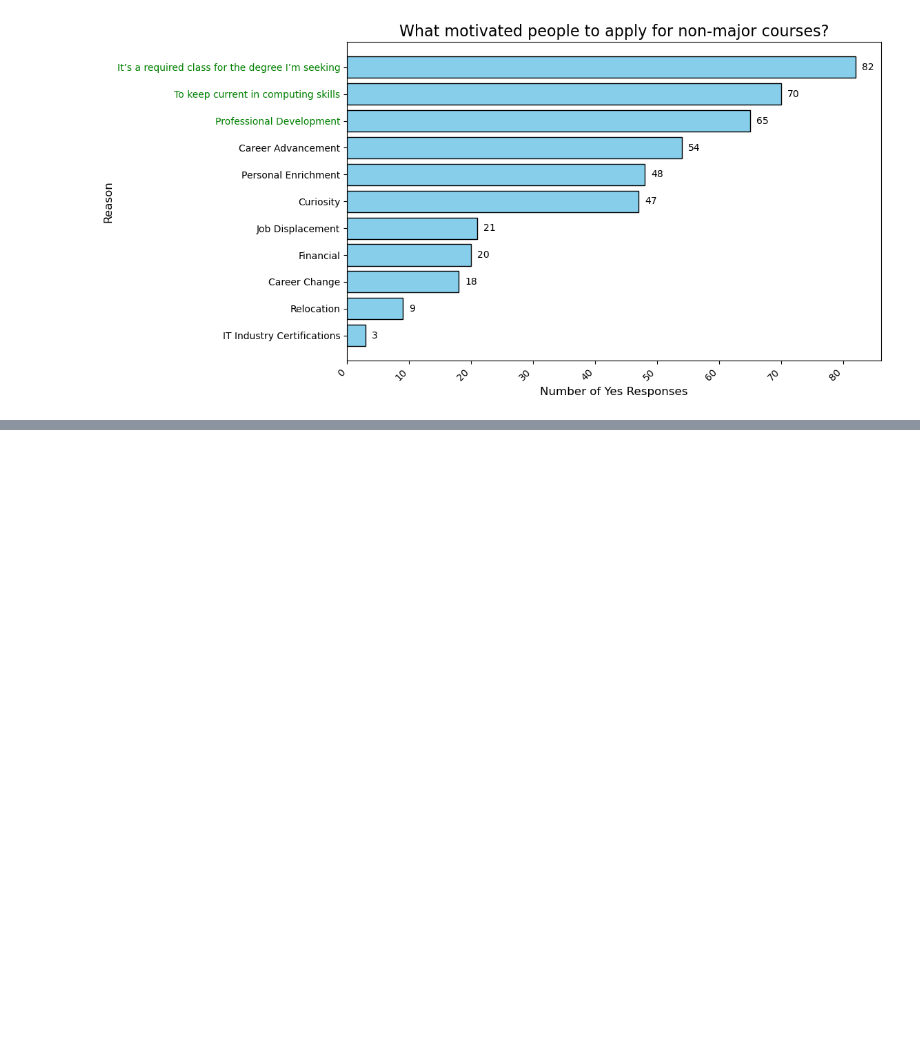
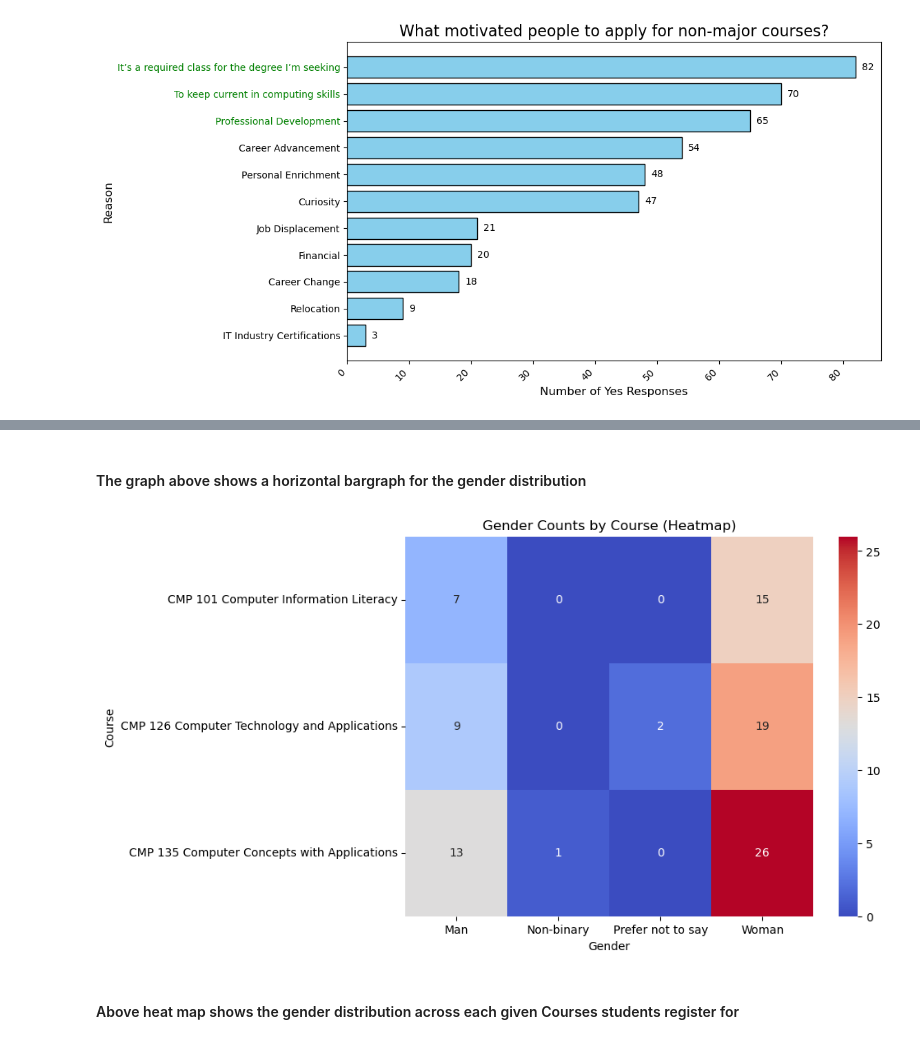
Before and after one commit to Kisshu24/College-Recruitment-Improvement-Study, a Jupyter notebook: project-1_part-3.ipynb, the cells around one changed output, grey strips where cells are left out. Drawn from its saved outputs; the diff is of its cells as text; code cells hidden in the pictures; blank space fills up the shorter version.

```diff
--- a/project-1_part-3.ipynb
+++ b/project-1_part-3.ipynb
@@ -425,0 +394,19 @@ for tick_label, value in zip(plt.gca().get_yticklabels(), y3):
+# %% [markdown]
+#### The graph above shows a horizontal bargraph for the gender distribution
+# %%
+import seaborn as sns
+
+# Create a pivot table for a heatmap
+pivot = q4.pivot_table(index='Course', columns='Gender', aggfunc='size', fill_value=0)
+
+# Plot heatmap
+plt.figure(figsize=(8, 6))
+sns.heatmap(pivot, annot=True, cmap='coolwarm', fmt='d')
+plt.title("Gender Counts by Course (Heatmap)")
+plt.xlabel("Gender")
+plt.ylabel("Course")
+plt.show()
+# %% [output]
+[figure, added]
+# %% [markdown]
+#### Above heat map shows the gender distribution across each given Courses students register for
```
Also changed, not shown: parts of 11 cells of this notebook.
